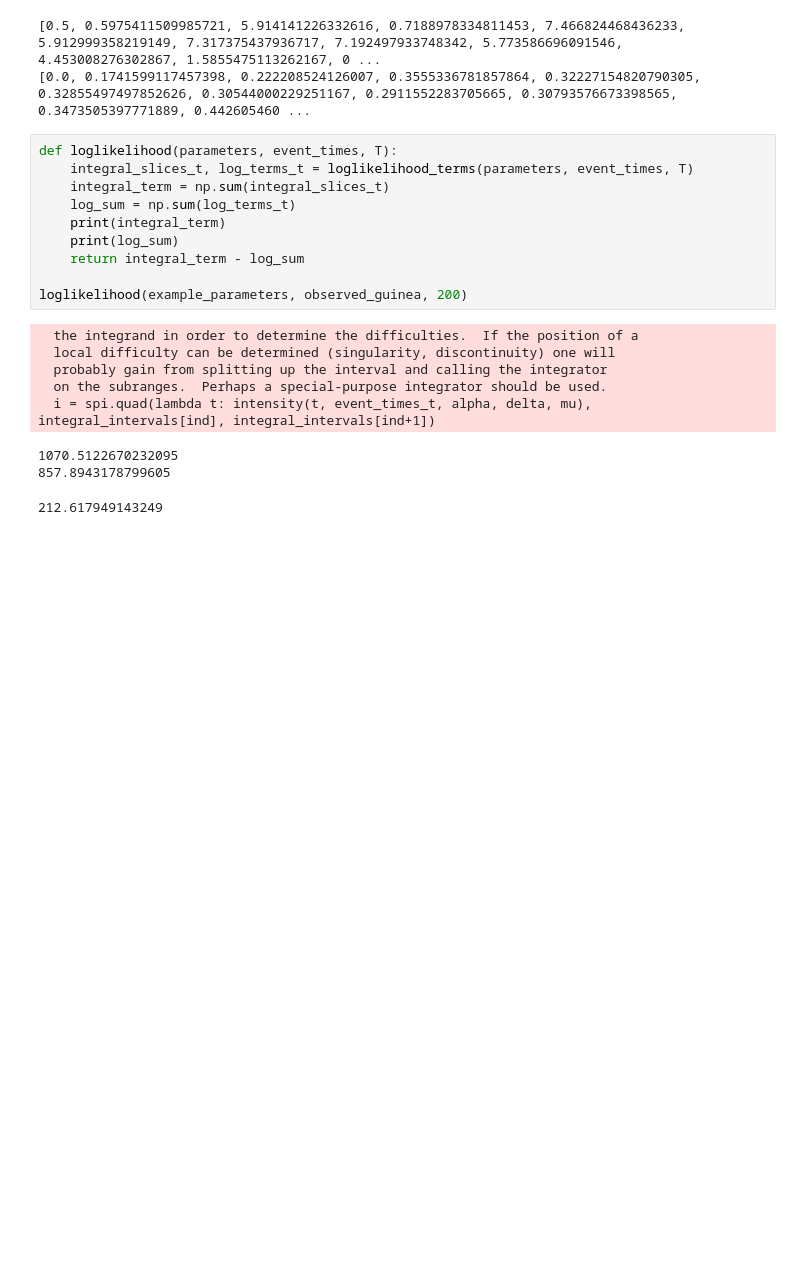
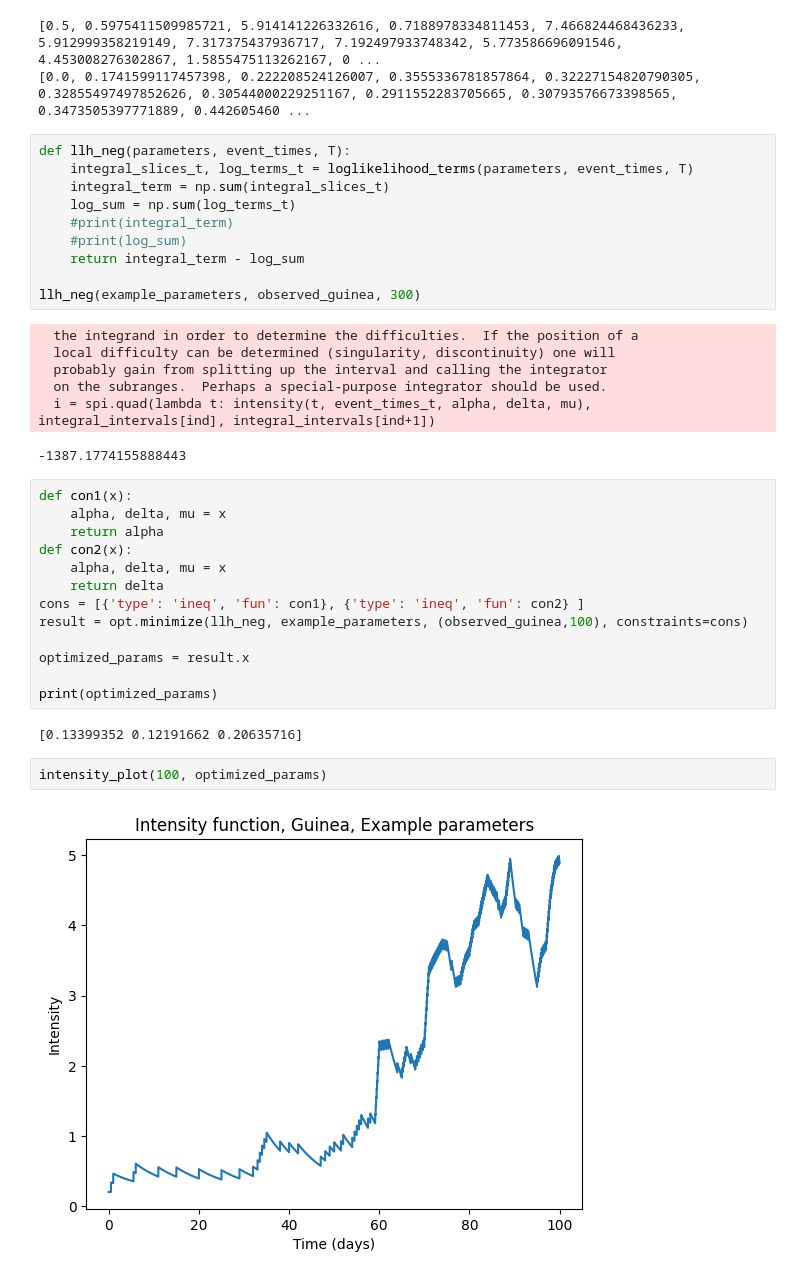
Before and after one commit to FormulaRabbit81/Group_Disease_2.0, a Jupyter notebook: Rough/Alex/ebola.ipynb, the cells around one changed output. Drawn from its saved outputs; the diff is of its cells as text; blank space fills up the shorter version.

```diff
--- a/Rough/Alex/ebola.ipynb
+++ b/Rough/Alex/ebola.ipynb
@@ -206,21 +207,38 @@ print(y3)
 [0.5, 0.5975411509985721, 5.914141226332616, 0.7188978334811453, 7.466824468436233, 5.912999358219149, 7.317375437936717, 7.192497933748342, 5.773586696091546, 4.453008276302867, 1.5855475113262167, 0 ...
 [0.0, 0.1741599117457398, 0.222208524126007, 0.3555336781857864, 0.32227154820790305, 0.32855497497852626, 0.30544000229251167, 0.2911552283705665, 0.30793576673398565, 0.3473505397771889, 0.442605460 ...
 # %%
-def loglikelihood(parameters, event_times, T):
+def llh_neg(parameters, event_times, T):
     integral_slices_t, log_terms_t = loglikelihood_terms(parameters, event_times, T)
     integral_term = np.sum(integral_slices_t)
     log_sum = np.sum(log_terms_t)
-    print(integral_term)
-    print(log_sum)
+    #print(integral_term)
+    #print(log_sum)
     return integral_term - log_sum
 
-loglikelihood(example_parameters, observed_guinea, 200)
+llh_neg(example_parameters, observed_guinea, 300)
 # %% [output]
   the integrand in order to determine the difficulties.  If the position of a
   local difficulty can be determined (singularity, discontinuity) one will
   probably gain from splitting up the interval and calling the integrator
   on the subranges.  Perhaps a special-purpose integrator should be used.
   i = spi.quad(lambda t: intensity(t, event_times_t, alpha, delta, mu), integral_intervals[ind], integral_intervals[ind+1])
-1070.5122670232095
-857.8943178799605
+-1387.1774155888443
-212.617949143249
+# %%
+def con1(x):
+    alpha, delta, mu = x
+    return alpha
+def con2(x):
+    alpha, delta, mu = x
+    return delta
+cons = [{'type': 'ineq', 'fun': con1}, {'type': 'ineq', 'fun': con2} ]
+result = opt.minimize(llh_neg, example_parameters, (observed_guinea,100), constraints=cons)
+
+optimized_params = result.x
+
+print(optimized_params)
+# %% [output]
+[0.13399352 0.12191662 0.20635716]
+# %%
+intensity_plot(100, optimized_params)
+# %% [output]
+[figure, added]
```
Also changed, not shown: parts of 1 cell of this notebook.
